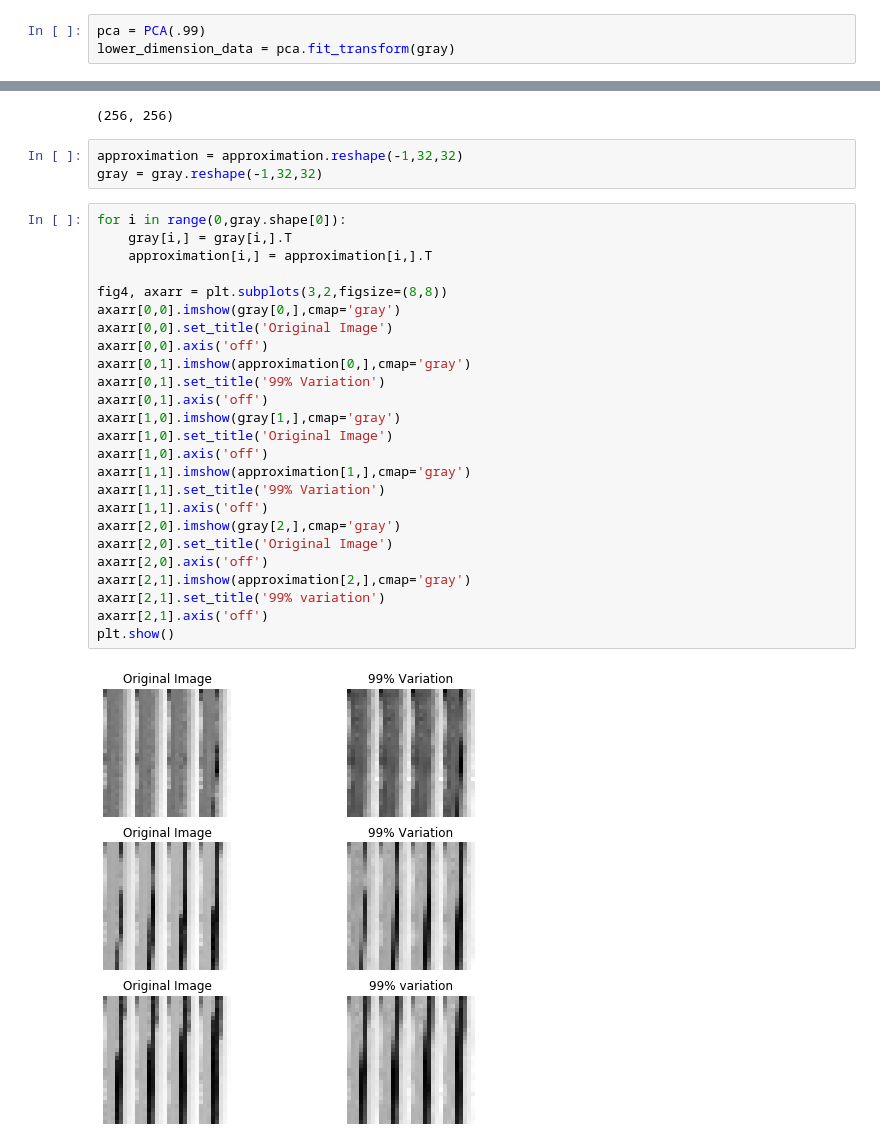
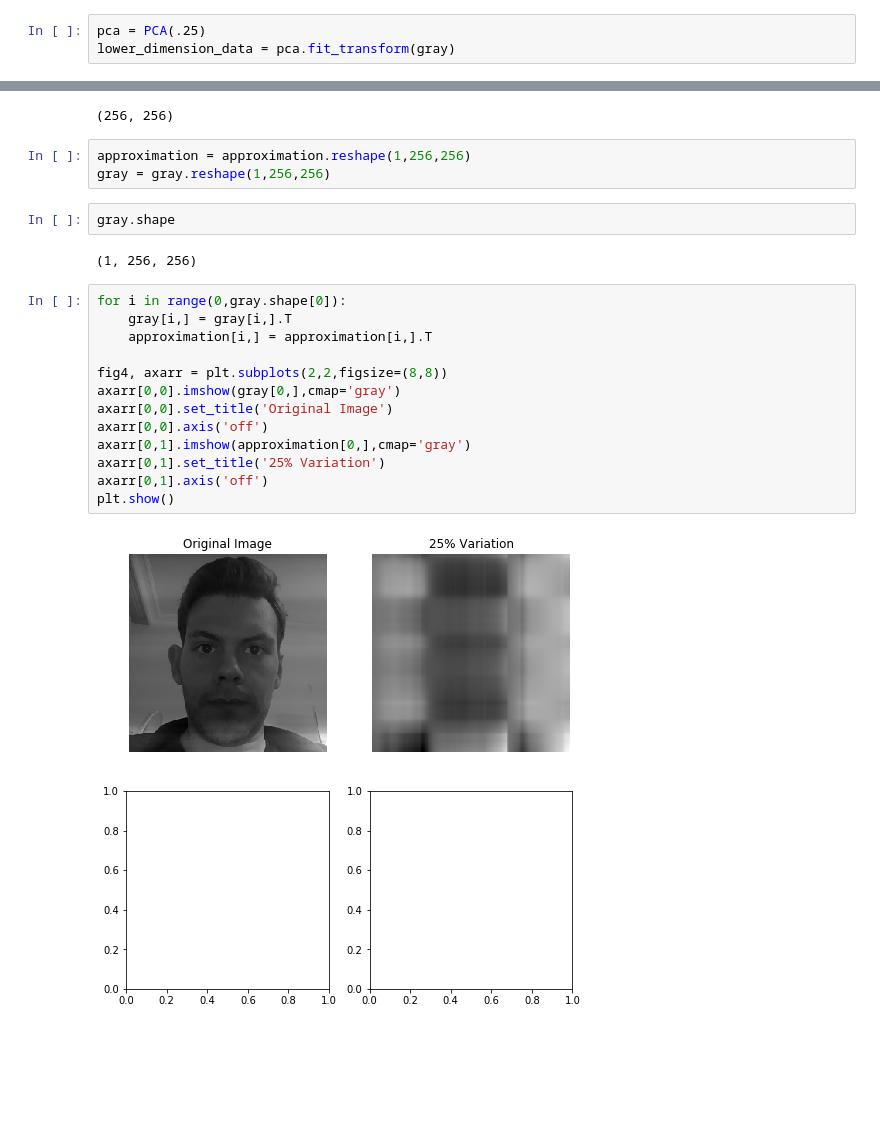
Before and after one commit to BU-IE-582/fall19-GnyEser, a Jupyter notebook: Homework1.ipynb, the cells around one changed output, grey strips where cells are left out. Cells and saved outputs as stored; diff of their text form; blank space fills up the shorter version.

```diff
--- a/Homework1.ipynb
+++ b/Homework1.ipynb
@@ -918,7 +918,7 @@ plt.imshow(gray)
 <matplotlib.image.AxesImage at 0x...>
 [figure]
 # %%
-pca = PCA(.99)
+pca = PCA(.25)
 lower_dimension_data = pca.fit_transform(gray)
 # %%
 lower_dimension_data.shape
@@ -930,32 +930,24 @@ approximation.shape
 # %% [output]
 (256, 256)
 # %%
-approximation = approximation.reshape(-1,32,32)
-gray = gray.reshape(-1,32,32)
+approximation = approximation.reshape(1,256,256)
+gray = gray.reshape(1,256,256)
+# %%
+gray.shape
+# %% [output]
+(1, 256, 256)
 # %%
 for i in range(0,gray.shape[0]):
     gray[i,] = gray[i,].T
     approximation[i,] = approximation[i,].T
 
-fig4, axarr = plt.subplots(3,2,figsize=(8,8))
+fig4, axarr = plt.subplots(2,2,figsize=(8,8))
 axarr[0,0].imshow(gray[0,],cmap='gray')
 axarr[0,0].set_title('Original Image')
 axarr[0,0].axis('off')
 axarr[0,1].imshow(approximation[0,],cmap='gray')
-axarr[0,1].set_title('99% Variation')
+axarr[0,1].set_title('25% Variation')
 axarr[0,1].axis('off')
-axarr[1,0].imshow(gray[1,],cmap='gray')
-axarr[1,0].set_title('Original Image')
-axarr[1,0].axis('off')
-axarr[1,1].imshow(approximation[1,],cmap='gray')
-axarr[1,1].set_title('99% Variation')
-axarr[1,1].axis('off')
-axarr[2,0].imshow(gray[2,],cmap='gray')
-axarr[2,0].set_title('Original Image')
-axarr[2,0].axis('off')
-axarr[2,1].imshow(approximation[2,],cmap='gray')
-axarr[2,1].set_title('99% variation')
-axarr[2,1].axis('off')
 plt.show()
 # %% [output]
-[figure, old version]
+[figure, new version]
```
Also changed, not shown: parts of 3 cells of this notebook, 25 other files.
